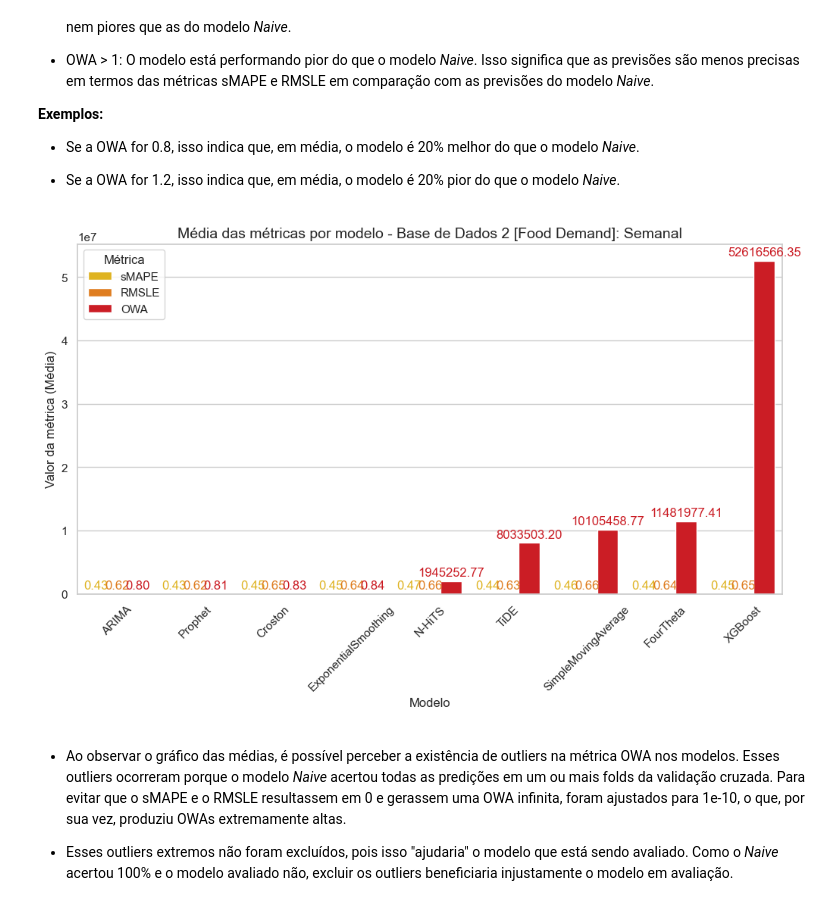
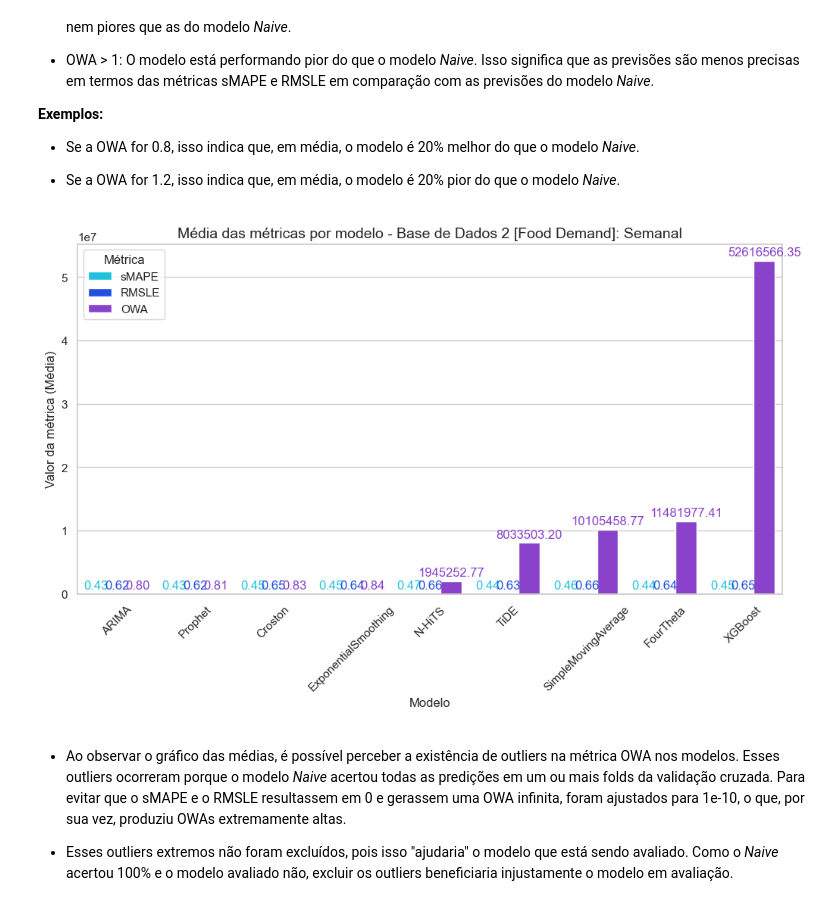
Before and after one commit to lborgatow/demand-forecasting, a Jupyter notebook: notebooks/analysis_of_results.ipynb, the cells around one changed output. Drawn from its saved outputs; the diff is of its cells as text; code cells hidden in the pictures.

```diff
--- a/notebooks/analysis_of_results.ipynb
+++ b/notebooks/analysis_of_results.ipynb
@@ -1202,25 +1202,25 @@ food_metrics_median = (
 # %%
 palette = sns.color_palette(
     [
-        get_palette_color(palette="bright", color="yellow"),
-        get_palette_color(palette="bright", color="orange"),
-        get_palette_color(palette="bright", color="red"),
+        get_palette_color(palette="bright", color="light blue"),
+        get_palette_color(palette="bright", color="blue"),
+        get_palette_color(palette="bright", color="purple"),
     ]
 )
 
 legend_labels = {
     "smape_mean": "sMAPE",
     "rmsle_mean": "RMSLE",
     "owa_mean": "OWA"
 }
 
 adjusted_barplot(
     data=food_metrics_mean, x="model", y="value", hue="metric_mean", palette=palette,
     xlabel="Modelo", ylabel="Valor da métrica (Média)", legend="Métrica", legend_labels=legend_labels,
     title_size=14, title="Média das métricas por modelo - Base de Dados 2 [Food Demand]: Semanal"
 )
 # %% [output]
-[figure, old version]
+[figure, new version]
 # %% [markdown]
 - Ao observar o gráfico das médias, é possível perceber a existência de outliers na métrica OWA nos modelos. Esses outliers ocorreram porque o modelo *Naive* acertou todas as predições em um ou mais folds da validação cruzada. Para evitar que o sMAPE e o RMSLE resultassem em 0 e gerassem uma OWA infinita, foram ajustados para 1e-10, o que, por sua vez, produziu OWAs extremamente altas.
 
```
Also changed, not shown: parts of 3 cells of this notebook.
